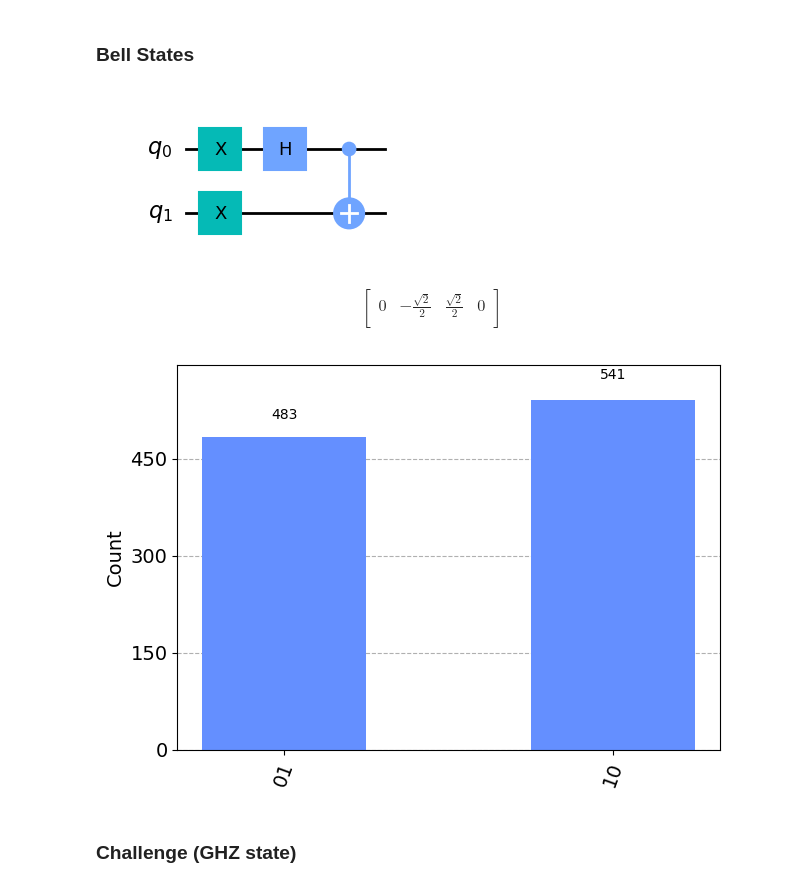
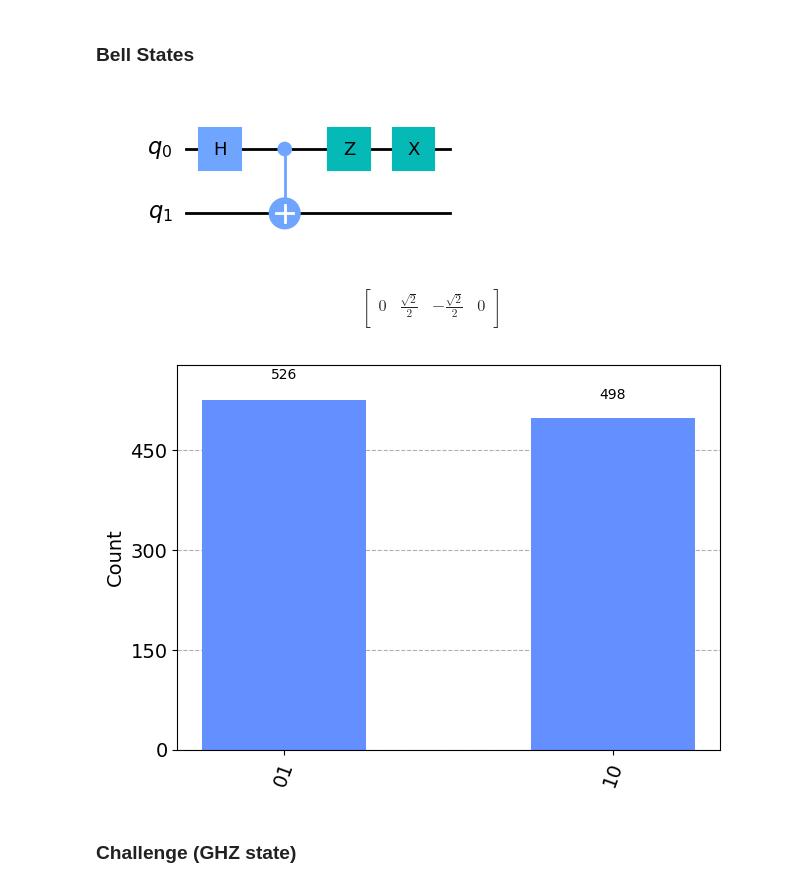
Before and after one commit to uladkaminski/quantum-computing-fundamentals, a Jupyter notebook: 7-quantum-entaglement.ipynb, the cells around one changed output. Cells and saved outputs as stored; diff of their text form; code cells hidden in the pictures.

```diff
--- a/7-quantum-entaglement.ipynb
+++ b/7-quantum-entaglement.ipynb
@@ -6,29 +6,31 @@ from qiskit.tools.visualization import plot_histogram, array_to_latex, plot_bloc
 # %%
 circuit = QuantumCircuit(2)
 
 # [1/sqrt(2), 0, 0 , 1/sqrt(2)]
 # circuit.h(0)
 # circuit.cnot(0, 1)
 
 # [0, 1/sqrt(2),1/sqrt(2), 0]
 # circuit.x(1)
 # circuit.h(0)
 # circuit.cnot(0, 1)
 
 # [1/sqrt(2), 0, 0 , -1/sqrt(2)]
 # circuit.x(0)
 # circuit.h(0)
 # circuit.cnot(0, 1)
 
-# -[0, 1/sqrt(2), -1/sqrt(2), 0]
-circuit.x([0,1])
+# [0, 1/sqrt(2), -1/sqrt(2), 0]
+
 circuit.h(0)
 circuit.cnot(0, 1)
+circuit.z(0)
+circuit.x(0)
 
 
 circuit.draw(output='mpl')
 # %% [output]
-[figure, old version]
+[figure, new version]
 # %%
 backend = Aer.get_backend("statevector_simulator")
 result = execute(circuit, backend=backend).result()
@@ -37,7 +39,7 @@ array_to_latex(statevector)
 # %% [output]
 $$
 \begin{bmatrix}
-0 & - \frac{\sqrt{2}}{2} & \frac{\sqrt{2}}{2} & 0  \\
+0 & \frac{\sqrt{2}}{2} & - \frac{\sqrt{2}}{2} & 0  \\
  \end{bmatrix}
 $$
 # %%
@@ -46,7 +48,7 @@ backend = Aer.get_backend("qasm_simulator")
 result = execute(circuit, backend=backend, shots=1024).result()
 plot_histogram(result.get_counts())
 # %% [output]
-[figure, old version]
+[figure, new version]
 # %% [markdown]
 ### Challenge (GHZ state)
 
```
Also changed, not shown: parts of 3 cells of this notebook, 3 other files.
